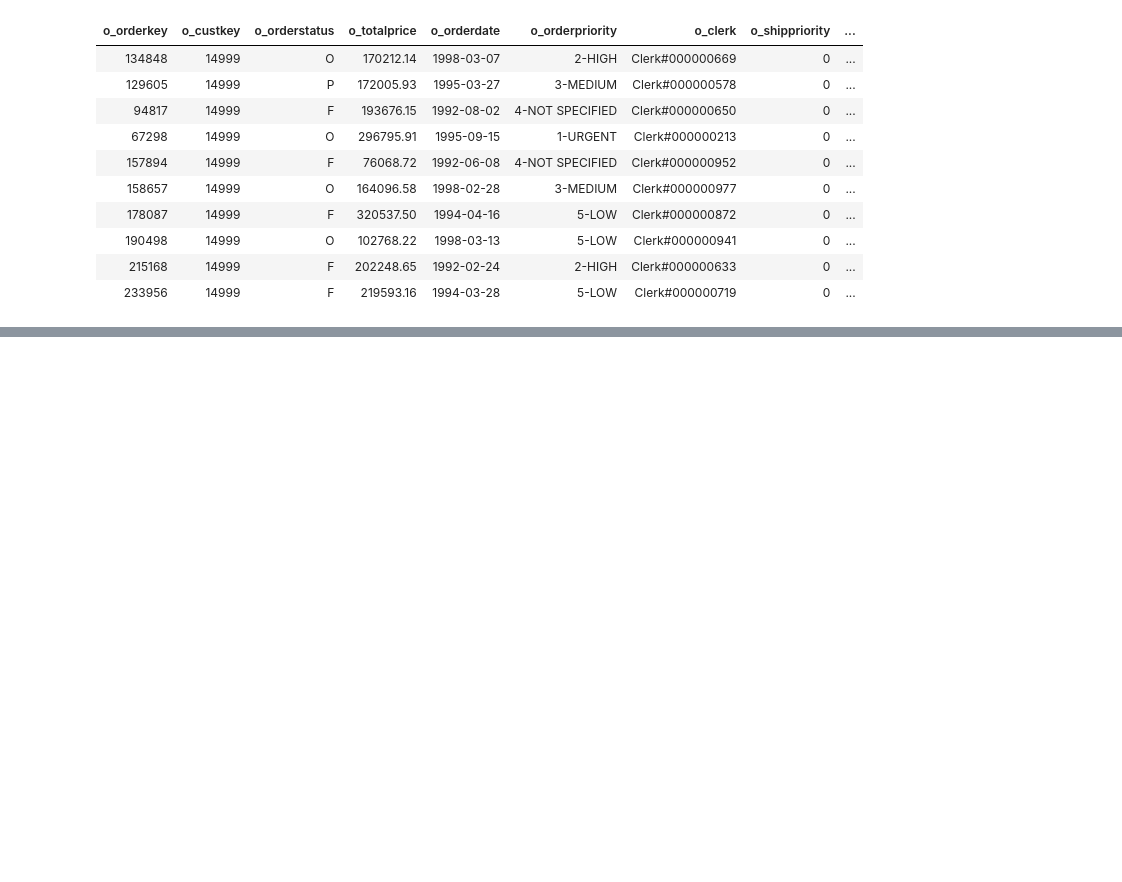
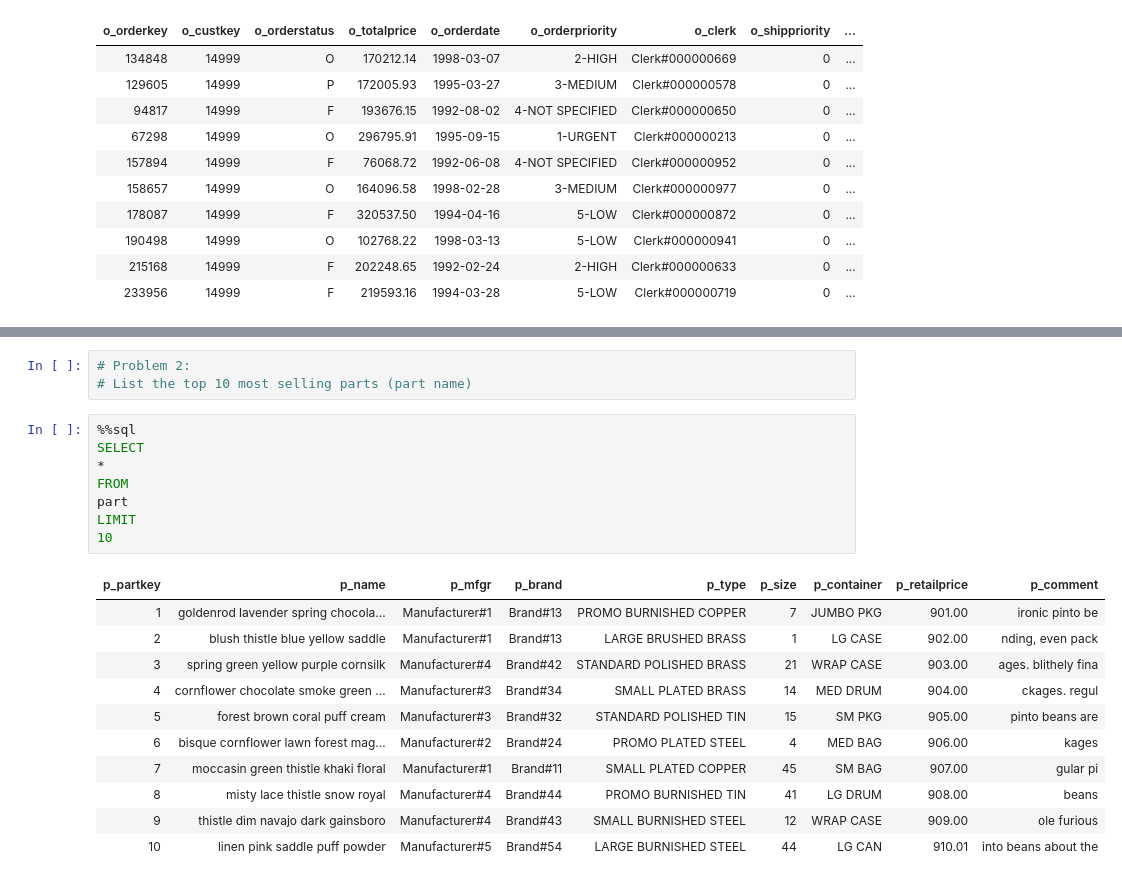
Before and after one commit to shus1699/defb, a Jupyter notebook: notebooks/starter-notebook.ipynb, the cells around one changed output, grey strips where cells are left out. Saved outputs shown, nothing was run; the diff lists cells and outputs as text; blank space fills up the shorter version.

Commit message:
Completed 4 of the 5 exercise problems

```diff
--- a/notebooks/starter-notebook.ipynb
+++ b/notebooks/starter-notebook.ipynb
@@ -518,0 +991,23 @@ INNER JOIN dim_customers c ON o.o_custkey = c.c_custkey;
+# %%
+# Problem 2:
+# List the top 10 most selling parts (part name)
+# %%
+%%sql
+SELECT
+*
+FROM
+part
+LIMIT
+10
+# %% [output]
+| p_partkey | p_name | p_mfgr | p_brand | p_type | p_size | p_container | p_retailprice | p_comment |
+| 1 | goldenrod lavender spring chocola... | Manufacturer#1 | Brand#13 | PROMO BURNISHED COPPER | 7 | JUMBO PKG | 901.00 | ironic pinto be |
+| 2 | blush thistle blue yellow saddle | Manufacturer#1 | Brand#13 | LARGE BRUSHED BRASS | 1 | LG CASE | 902.00 | nding, even pack |
+| 3 | spring green yellow purple cornsilk | Manufacturer#4 | Brand#42 | STANDARD POLISHED BRASS | 21 | WRAP CASE | 903.00 | ages. blithely fina |
+| 4 | cornflower chocolate smoke green ... | Manufacturer#3 | Brand#34 | SMALL PLATED BRASS | 14 | MED DRUM | 904.00 | ckages. regul |
+| 5 | forest brown coral puff cream | Manufacturer#3 | Brand#32 | STANDARD POLISHED TIN | 15 | SM PKG | 905.00 | pinto beans are |
+| 6 | bisque cornflower lawn forest mag... | Manufacturer#2 | Brand#24 | PROMO PLATED STEEL | 4 | MED BAG | 906.00 | kages |
+| 7 | moccasin green thistle khaki floral | Manufacturer#1 | Brand#11 | SMALL PLATED COPPER | 45 | SM BAG | 907.00 | gular pi |
+| 8 | misty lace thistle snow royal | Manufacturer#4 | Brand#44 | PROMO BURNISHED TIN | 41 | LG DRUM | 908.00 | beans |
+| 9 | thistle dim navajo dark gainsboro | Manufacturer#4 | Brand#43 | SMALL BURNISHED STEEL | 12 | WRAP CASE | 909.00 | ole furious |
+| 10 | linen pink saddle puff powder | Manufacturer#5 | Brand#54 | LARGE BURNISHED STEEL | 44 | LG CAN | 910.01 | into beans about the |
```
Also changed, not shown: parts of 34 cells of this notebook.
